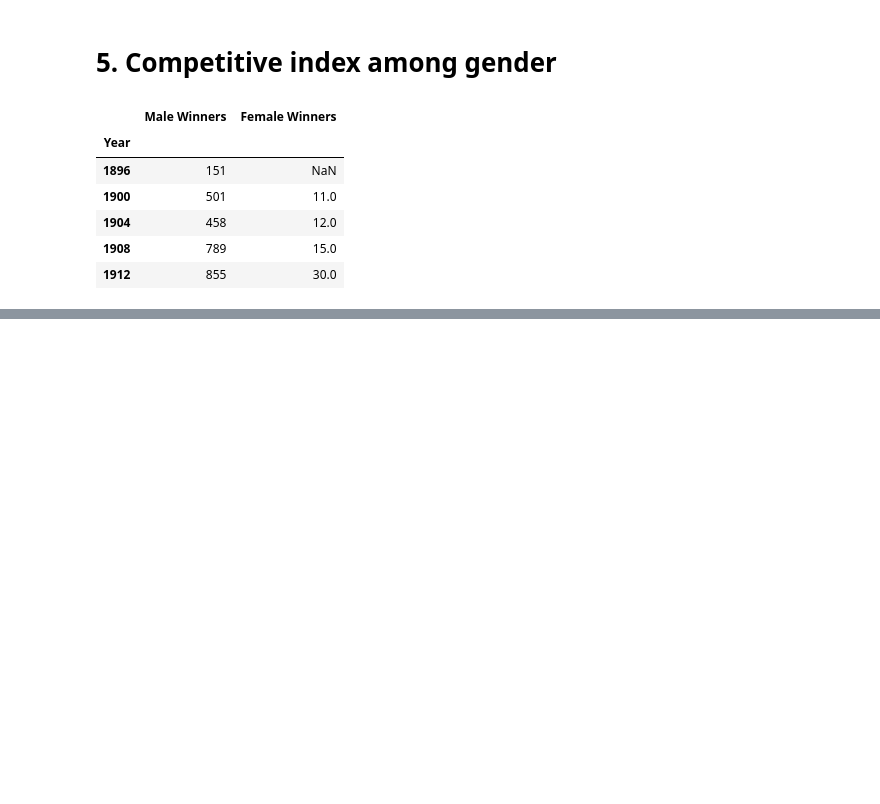
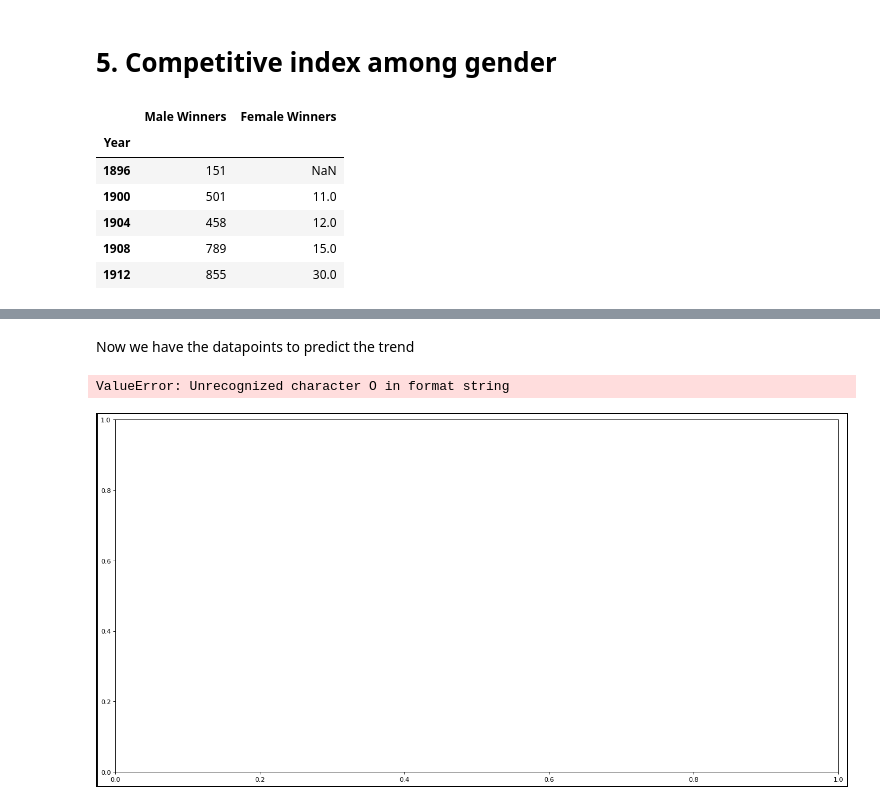
Before and after one commit to akash16dhotre/01_Olympics_Dataset_EDA, a Jupyter notebook: Olympic game EAD.ipynb, the cells around one changed output, grey strips where cells are left out. Drawn from its saved outputs; the diff is of its cells as text; code cells hidden in the pictures; blank space fills up the shorter version.

Commit message:
Designed line graph

```diff
--- a/Olympic game EAD.ipynb
+++ b/Olympic game EAD.ipynb
@@ -16,5 +16,5 @@ primary_data = pd.read_csv('https://raw.githubusercontent.com/eulers-identity/Su
 # %%
 #Importing supportive data
-region = pd.read_csv('https://raw.githubusercontent.com/eulers-identity/Summer-Olympics-EDA/master/noc_regions.csv')
+region = pd.read_csv('noc_regions.csv')
 # %%
 #Importing supportive data
@@ -280,0 +316,4 @@ all_winner_stats.head()
+# %%
+# Merging both Participants and Winners dataframe
+all_stats = pd.merge(left = all_winner_stats, right = all_participants_stats, on = "Year")
+all_stats.head()
@@ -280,0 +331,12 @@ all_winner_stats.head()
+# %%
+# Calculations for male competition index (easy syntax)
+all_stats["Male competition index"] = all_stats["Male Winners"]/all_stats["Male Participants"]
+#all_stats["Male competition index"]
+
+# Calculations for female competition index (easy syntax)
+all_stats["Female competition index"] = all_stats["Female Winners"]/all_stats["Female Participants"]
+# all_stats["Female competition index"]
+
+# Calculate total
+all_stats["Total Competition"] = (all_stats["Male Winners"]+all_stats["Female Winners"])/(all_stats["Male Participants"]+all_stats["Female Participants"])
+all_stats.head()
@@ -280,0 +351,26 @@ all_winner_stats.head()
+# %% [markdown]
+Now we have the datapoints to predict the trend
+# %%
+#Defining size, background color, edge color, resolution of the plot
+fig = plt.figure(num=None, figsize=(20,10), dpi=80, facecolor='w', edgecolor='black',linewidth=3)
+
+#Plotting X axis as Year and Y axes as competition indices
+plt.plot( 'Year', 'Overall competition index', data=all_stats, marker='o', markerfacecolor='blue', markersize=8, color='skyblue', linewidth=4)
+plt.plot( 'Year', 'Male competition index', data=all_stats, marker='', color='olive', linewidth=2)
+plt.plot( 'Year', 'Female competition index', data=all_stats, marker='', color='r', linewidth=2,  label="Female competition index")
+
+#Defining scale on X and Y axis
+plt.xticks(np.arange(1896, 2015, 4))
+plt.yticks(np.arange(0,1,0.05))
+
+#Fine tuning legends and axis labels
+plt.legend(prop={'size': 16})
+plt.xlabel("Year")
+plt.ylabel("Competition index")
+plt.show()
+
+#Saving generated plot as JPG image
+#fig.savefig('test.jpg')
+# %% [output]
+ValueError: Unrecognized character O in format string
+[figure, added]
```
Also changed, not shown: parts of 14 cells of this notebook.
